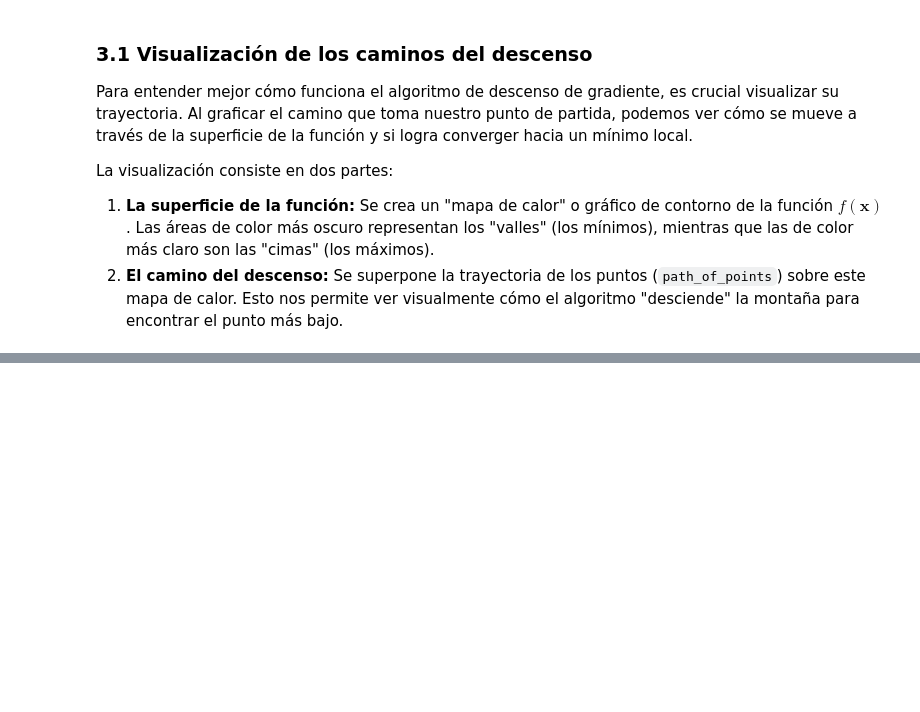
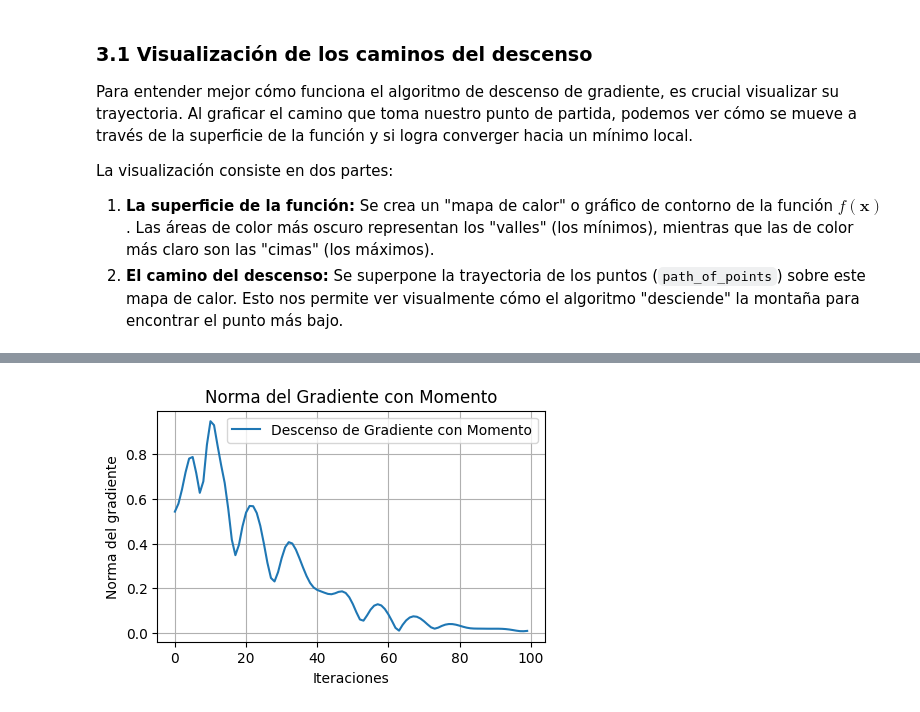
Before and after one commit to kidnixt/alices_wonderland_dl, a Jupyter notebook: 2_mathematical_preliminaries/exercises.ipynb, the cells around one changed output, grey strips where cells are left out. Saved outputs shown, nothing was run; the diff lists cells and outputs as text; code cells hidden in the pictures; blank space fills up the shorter version.

```diff
--- a/2_mathematical_preliminaries/exercises.ipynb
+++ b/2_mathematical_preliminaries/exercises.ipynb
@@ -187,0 +277,24 @@ plot_paths(all_paths, f)
+# %%
+def plot_gradient_norms(norm_data, labels, title):
+  """
+  Visualiza la norma del gradiente a lo largo de las iteraciones.
+
+  Args:
+    norm_data (list): Una lista de arrays de NumPy con las normas de los gradientes.
+    labels (list): Una lista de etiquetas para la leyenda.
+    title (str): El título del gráfico.
+  """
+  plt.figure(figsize=(5, 3))
+  for norms, label in zip(norm_data, labels):
+    plt.plot(norms, label=label)
+
+  plt.title(title)
+  plt.xlabel('Iteraciones')
+  plt.ylabel('Norma del gradiente')
+  plt.legend()
+  plt.grid(True)
+  plt.show()
+# %%
+plot_gradient_norms([grad_norms], ['Descenso de Gradiente con Momento'], 'Norma del Gradiente con Momento')
+# %% [output]
+[figure, added]
```
Also changed, not shown: parts of 11 cells of this notebook.
